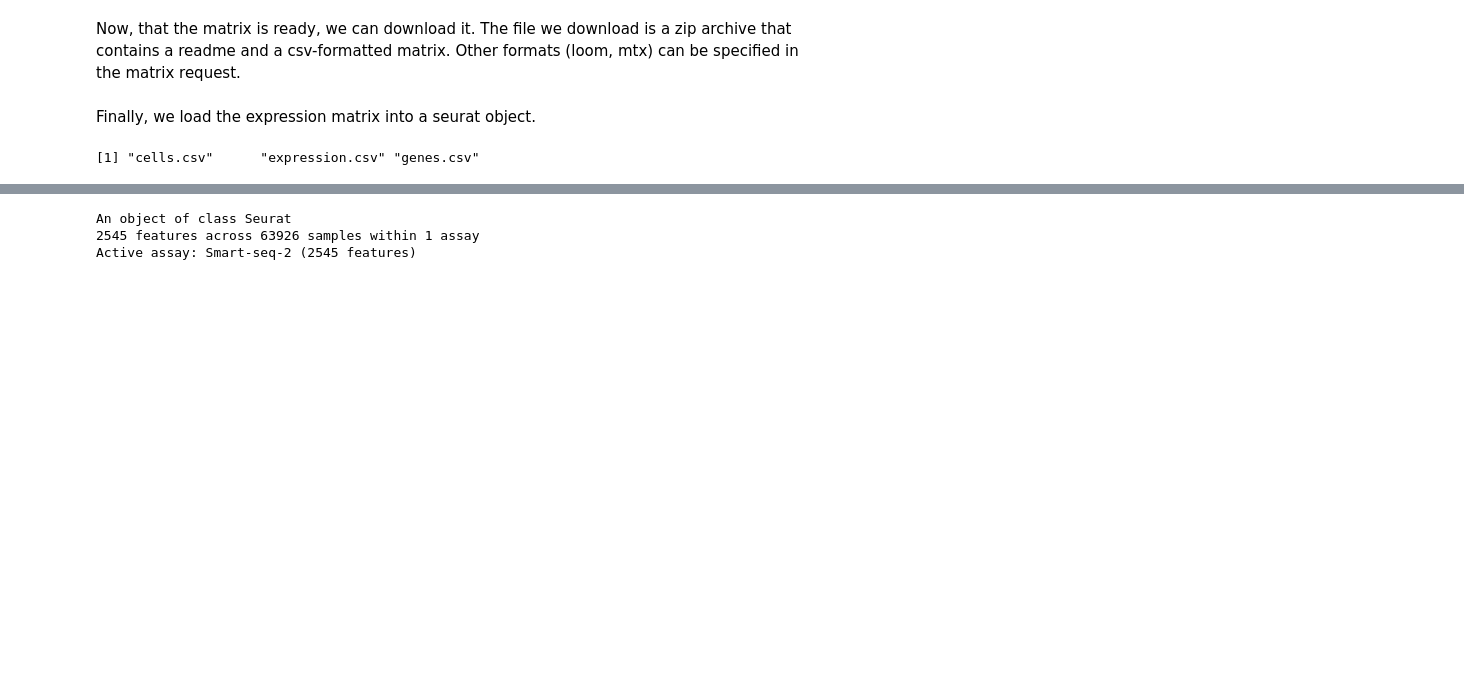
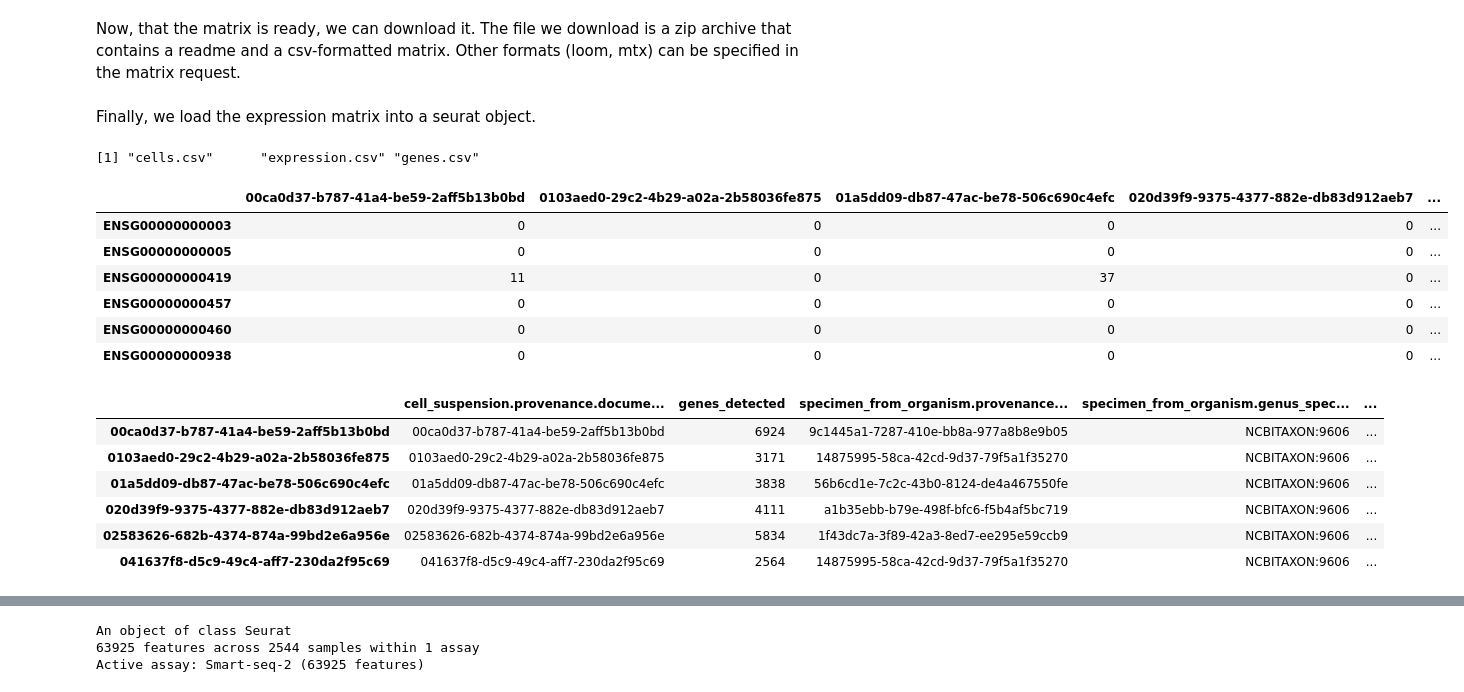
Before and after one commit to HumanCellAtlas/matrix-service, a Jupyter notebook: docs/HCA Matrix Service to Seurat.ipynb, the cells around one changed output, grey strips where cells are left out. Saved outputs shown, nothing was run; the diff lists cells and outputs as text; code cells hidden in the pictures; blank space fills up the shorter version.

Commit message:
changes to seurat vignette from feedback

```diff
--- a/docs/HCA Matrix Service to Seurat.ipynb
+++ b/docs/HCA Matrix Service to Seurat.ipynb
@@ -179,8 +179,29 @@ Finally, we load the expression matrix into a seurat object.
 # %%
 data_dir = paste("./", request_id, ".csv/", sep = "")
 list.files(data_dir)
-raw_counts<-read.table(file=paste0(data_dir,"expression.csv"),sep=",")
-mydata <- CreateSeuratObject(counts = raw_counts, project = "Single cell transcriptome analysis of human pancreas", assay = "Smart-seq-2")
-mydata
+raw_counts<-t(read.table(file=paste0(data_dir,"expression.csv"),sep=",", header=T,row.names=1))
+cell_metadata<-read.table(file=paste0(data_dir,"cells.csv"),sep=",", header=T,row.names=1)
+head(raw_counts)
+head(cell_metadata)
+pancreas <- CreateSeuratObject(
+    counts = raw_counts,
+    project = "Single cell transcriptome analysis of human pancreas",
+    meta.data = cell_metadata,
+    assay = "Smart-seq-2")
+pancreas
 # %% [output]
 [1] "cells.csv"      "expression.csv" "genes.csv"
+|  | 00ca0d37-b787-41a4-be59-2aff5b13b0bd | 0103aed0-29c2-4b29-a02a-2b58036fe875 | 01a5dd09-db87-47ac-be78-506c690c4efc | 020d39f9-9375-4377-882e-db83d912aeb7 | ... |
+| ENSG00000000003 | 0 | 0 | 0 | 0 | ... |
+| ENSG00000000005 | 0 | 0 | 0 | 0 | ... |
+| ENSG00000000419 | 11 | 0 | 37 | 0 | ... |
+| ENSG00000000457 | 0 | 0 | 0 | 0 | ... |
+| ENSG00000000460 | 0 | 0 | 0 | 0 | ... |
+| ENSG00000000938 | 0 | 0 | 0 | 0 | ... |
+|  | cell_suspension.provenance.docume... | genes_detected | specimen_from_organism.provenance... | specimen_from_organism.genus_spec... | ... |
+| 00ca0d37-b787-41a4-be59-2aff5b13b0bd | 00ca0d37-b787-41a4-be59-2aff5b13b0bd | 6924 | 9c1445a1-7287-410e-bb8a-977a8b8e9b05 | NCBITAXON:9606 | ... |
+| 0103aed0-29c2-4b29-a02a-2b58036fe875 | 0103aed0-29c2-4b29-a02a-2b58036fe875 | 3171 | 14875995-58ca-42cd-9d37-79f5a1f35270 | NCBITAXON:9606 | ... |
+| 01a5dd09-db87-47ac-be78-506c690c4efc | 01a5dd09-db87-47ac-be78-506c690c4efc | 3838 | 56b6cd1e-7c2c-43b0-8124-de4a467550fe | NCBITAXON:9606 | ... |
+| 020d39f9-9375-4377-882e-db83d912aeb7 | 020d39f9-9375-4377-882e-db83d912aeb7 | 4111 | a1b35ebb-b79e-498f-bfc6-f5b4af5bc719 | NCBITAXON:9606 | ... |
+| 02583626-682b-4374-874a-99bd2e6a956e | 02583626-682b-4374-874a-99bd2e6a956e | 5834 | 1f43dc7a-3f89-42a3-8ed7-ee295e59ccb9 | NCBITAXON:9606 | ... |
+| 041637f8-d5c9-49c4-aff7-230da2f95c69 | 041637f8-d5c9-49c4-aff7-230da2f95c69 | 2564 | 14875995-58ca-42cd-9d37-79f5a1f35270 | NCBITAXON:9606 | ... |
@@ -189,3 +210,3 @@ Warning message in storage.mode(from) <- "double":
 An object of class Seurat
-2545 features across 63926 samples within 1 assay
-Active assay: Smart-seq-2 (2545 features)
+63925 features across 2544 samples within 1 assay
+Active assay: Smart-seq-2 (63925 features)
```
Also changed, not shown: parts of 4 cells of this notebook.
